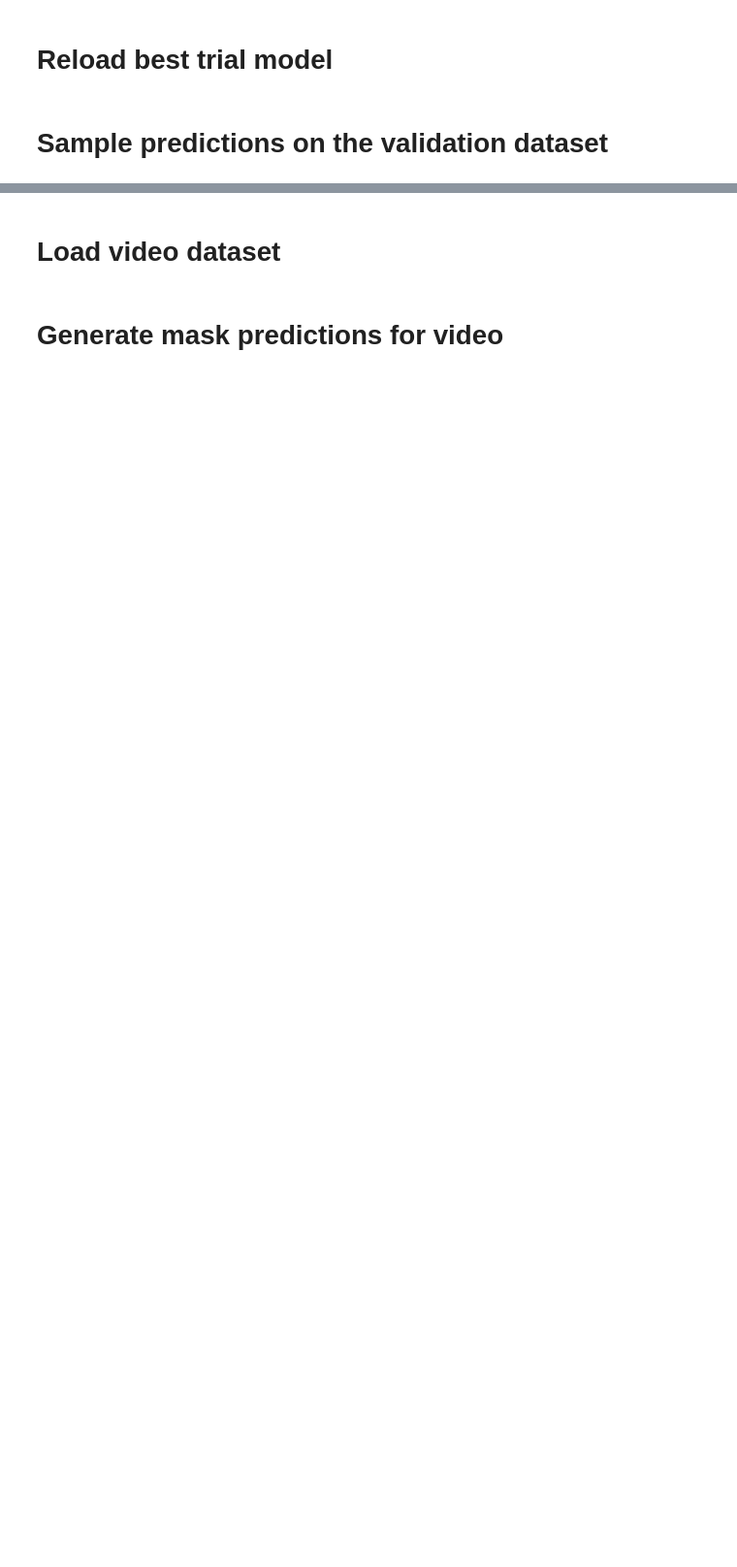
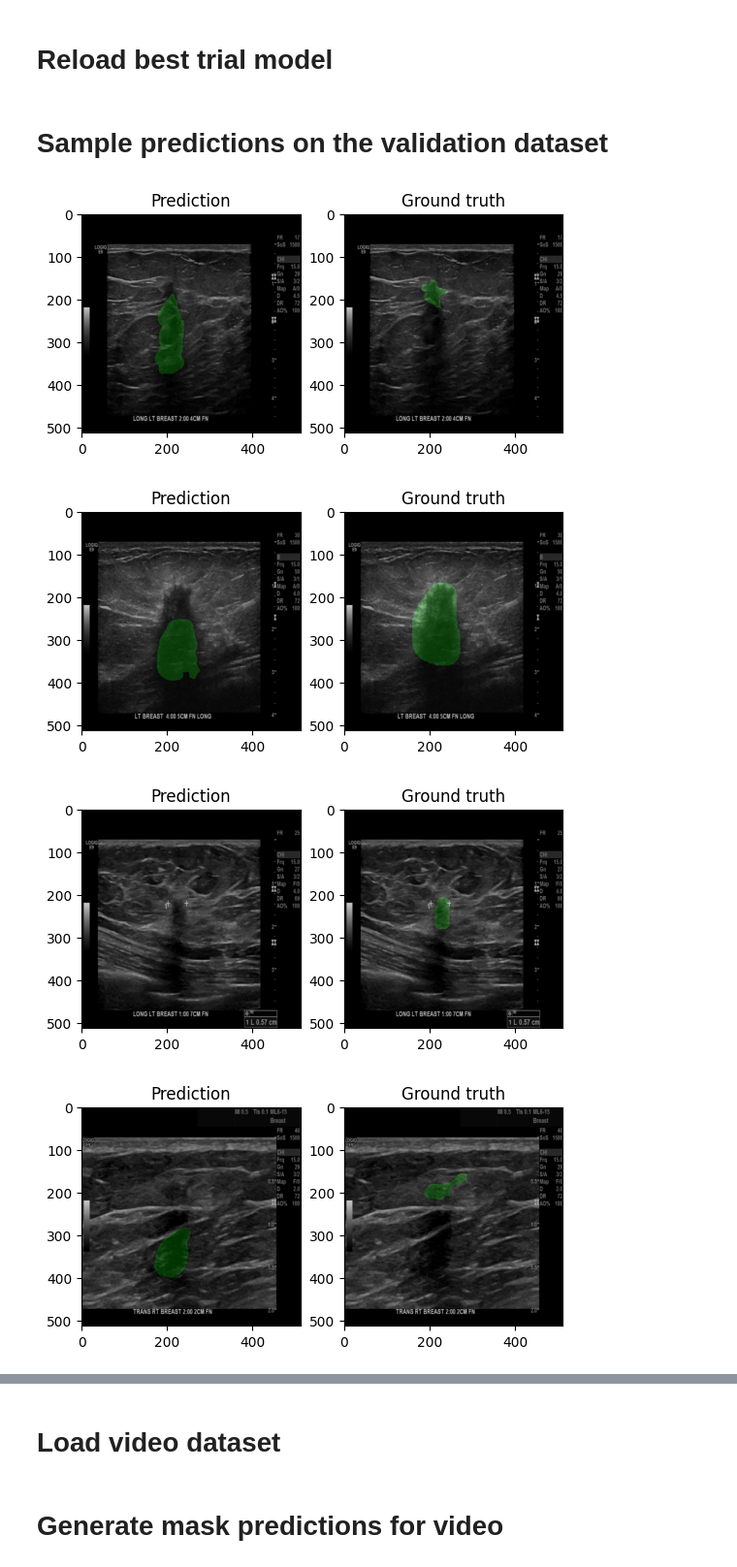
Before and after one commit to FlorinAndrei/segmentation-peak2, a Jupyter notebook: segformer_single_class_fine_tune.ipynb, the cells around one changed output, grey strips where cells are left out. Shown at 97% size. Cells and saved outputs as stored; diff of their text form; code cells hidden in the pictures; blank space fills up the shorter version.

```diff
--- a/segformer_single_class_fine_tune.ipynb
+++ b/segformer_single_class_fine_tune.ipynb
@@ -564,34 +621,39 @@ logging.set_verbosity(40)
 # %% [markdown]
 # Sample predictions on the validation dataset
 # %%
-for i_ind in tqdm(range(20, 40)):
+for i_ind in tqdm(range(80, 100)):
     image = test_ds[i_ind]["pixel_values"]
     gt_seg = test_ds[i_ind]["labels"]
 
     inputs = feature_extractor(images=image, return_tensors="pt")
     inputs.to("cuda:0")
     outputs = model(**inputs)
     logits = outputs.logits
 
     # First, rescale logits to original image size
     upsampled_logits = nn.functional.interpolate(
         logits,
         size=image.shape[1:],  # (height, width)
         mode="bilinear",
         align_corners=False,
     )
 
     # Second, apply argmax on the class dimension
     pred_seg = upsampled_logits.argmax(dim=1)[0]
 
     image_orig = test_ds_orig[i_ind]["pixel_values"]
     image_orig = image_orig.resize((512, 512), resample=PIL.Image.Resampling.BILINEAR)
 
     pred_img = get_seg_overlay(image_orig, pred_seg.cpu())
     gt_img = get_seg_overlay(image_orig, np.array(gt_seg))
     f, axs = plt.subplots(1, 2)
 
     axs[0].set_title("Prediction", {"fontsize": 12})
     axs[0].imshow(pred_img)
     axs[1].set_title("Ground truth", {"fontsize": 12})
     axs[1].imshow(gt_img)
+# %% [output]
+[figure, added]
+[figure, added]
+[figure, added]
+[figure, added]
```
Also changed, not shown: parts of 11 cells of this notebook, 1 other file.
